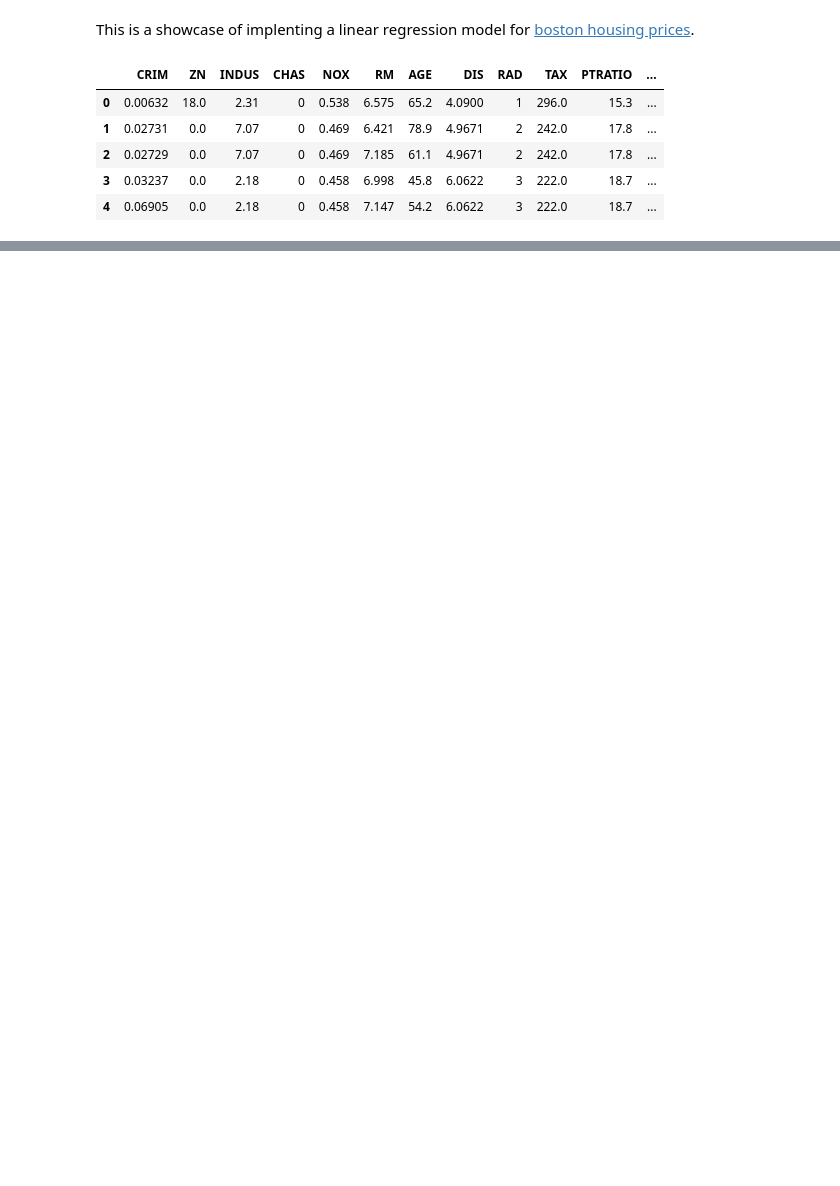
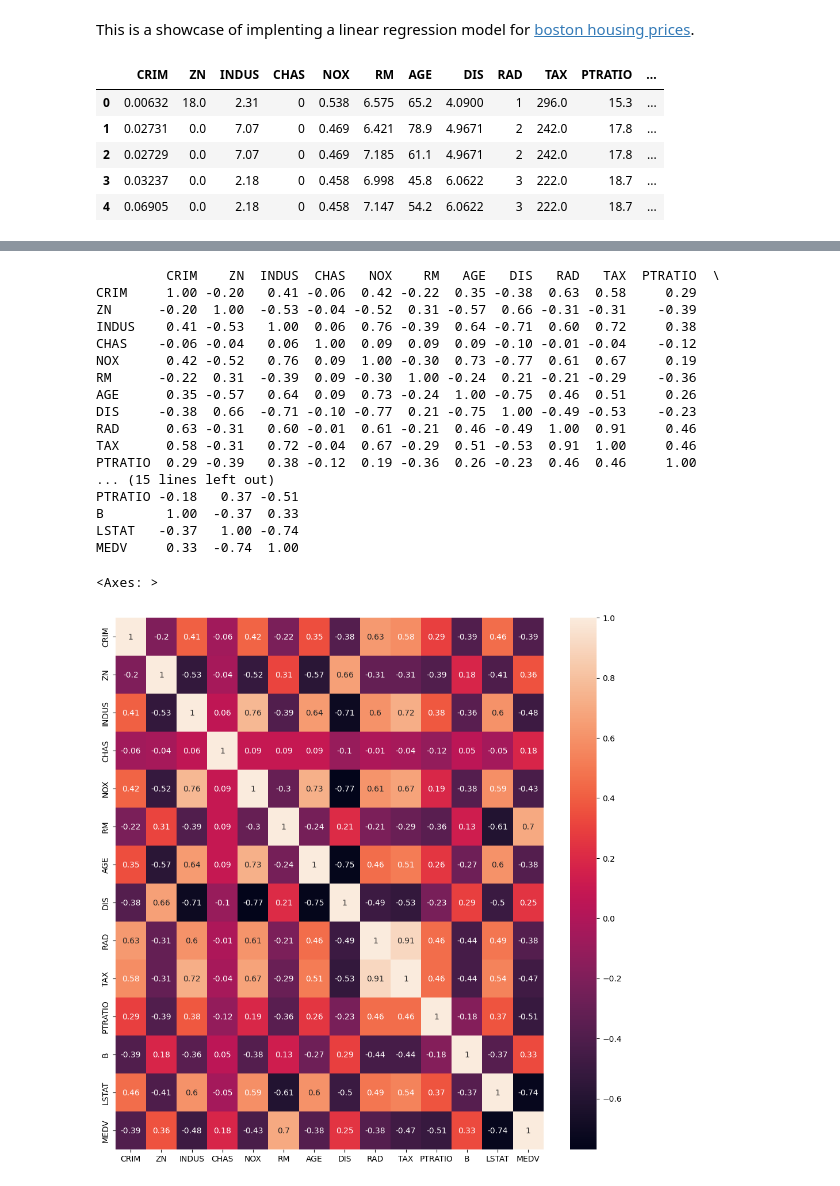
Before and after one commit to Mika-Matti/HousingLinearRegressionModel, a Jupyter notebook: Housing_Linear_Regression.ipynb, the cells around one changed output, grey strips where cells are left out. Cells and saved outputs as stored; diff of their text form; code cells hidden in the pictures; blank space fills up the shorter version.

```diff
--- a/Housing_Linear_Regression.ipynb
+++ b/Housing_Linear_Regression.ipynb
@@ -33,0 +70,26 @@ data.head() # Print the first rows of data to see it was imported properly
+# %%
+# Print the correlations between the features and create a heatmap for visualization
+correlations = data.corr().round(2)
+print(correlations)
+fix, ax = plt.subplots(figsize=(12,12))
+sb.heatmap(data=correlations, annot=True, ax=ax)
+# %% [output]
+         CRIM    ZN  INDUS  CHAS   NOX    RM   AGE   DIS   RAD   TAX  PTRATIO  \
+CRIM     1.00 -0.20   0.41 -0.06  0.42 -0.22  0.35 -0.38  0.63  0.58     0.29
+ZN      -0.20  1.00  -0.53 -0.04 -0.52  0.31 -0.57  0.66 -0.31 -0.31    -0.39
+INDUS    0.41 -0.53   1.00  0.06  0.76 -0.39  0.64 -0.71  0.60  0.72     0.38
+CHAS    -0.06 -0.04   0.06  1.00  0.09  0.09  0.09 -0.10 -0.01 -0.04    -0.12
+NOX      0.42 -0.52   0.76  0.09  1.00 -0.30  0.73 -0.77  0.61  0.67     0.19
+RM      -0.22  0.31  -0.39  0.09 -0.30  1.00 -0.24  0.21 -0.21 -0.29    -0.36
+AGE      0.35 -0.57   0.64  0.09  0.73 -0.24  1.00 -0.75  0.46  0.51     0.26
+DIS     -0.38  0.66  -0.71 -0.10 -0.77  0.21 -0.75  1.00 -0.49 -0.53    -0.23
+RAD      0.63 -0.31   0.60 -0.01  0.61 -0.21  0.46 -0.49  1.00  0.91     0.46
+TAX      0.58 -0.31   0.72 -0.04  0.67 -0.29  0.51 -0.53  0.91  1.00     0.46
+PTRATIO  0.29 -0.39   0.38 -0.12  0.19 -0.36  0.26 -0.23  0.46  0.46     1.00
+... (15 lines left out)
+PTRATIO -0.18   0.37 -0.51
+B        1.00  -0.37  0.33
+LSTAT   -0.37   1.00 -0.74
+MEDV     0.33  -0.74  1.00
+<Axes: >
+[figure, added]
```
Also changed, not shown: parts of 9 cells of this notebook.
